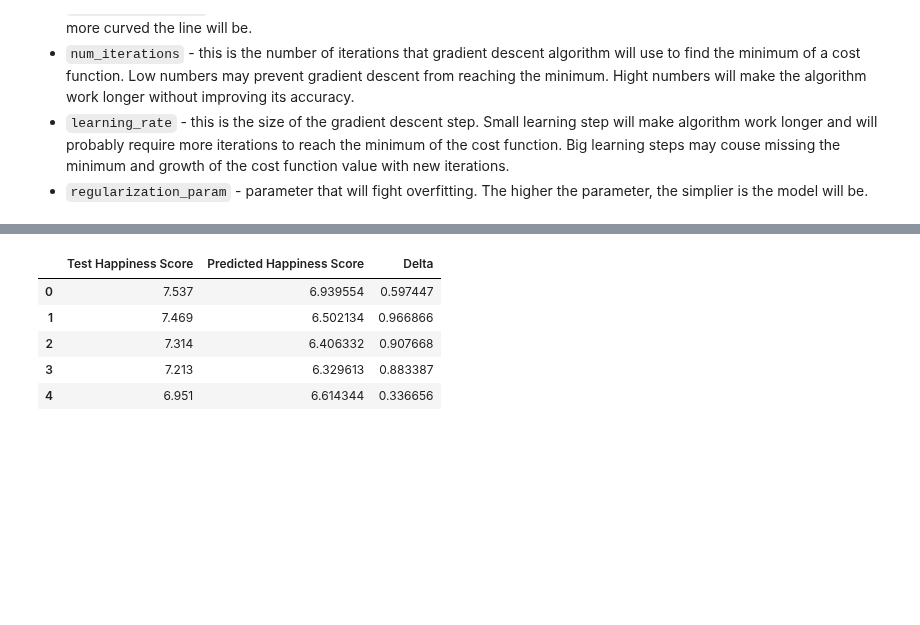
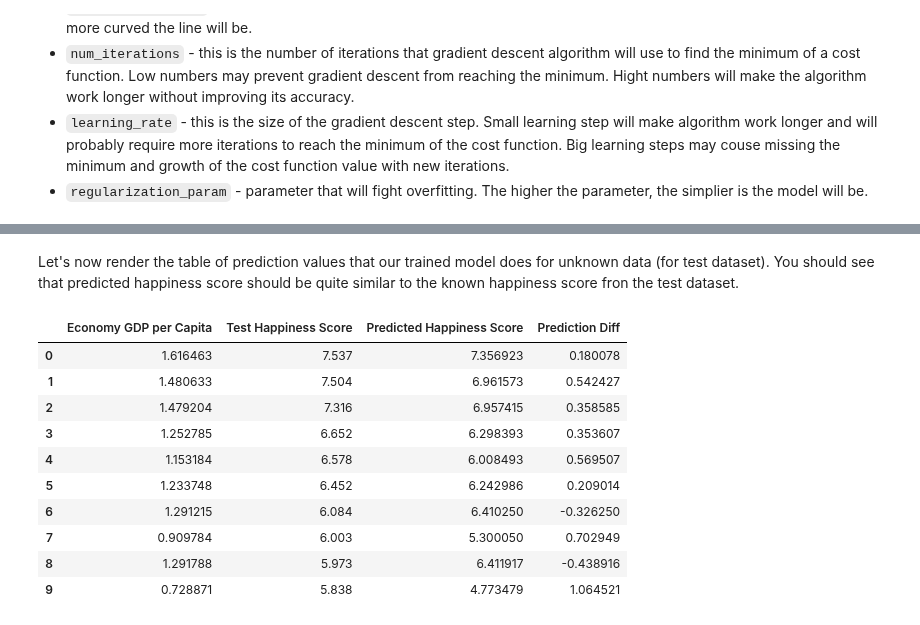
Before and after one commit to trekhleb/homemade-machine-learning, a Jupyter notebook: src/linear_regression/univariate_linear_regression_demo.ipynb, the cells around one changed output, grey strips where cells are left out. Saved outputs shown, nothing was run; the diff lists cells and outputs as text; code cells hidden in the pictures; blank space fills up the shorter version.

```diff
--- a/src/linear_regression/univariate_linear_regression_demo.ipynb
+++ b/src/linear_regression/univariate_linear_regression_demo.ipynb
@@ -158,17 +183,25 @@ Test cost: 202.95
+# %% [markdown]
+Let's now render the table of prediction values that our trained model does for unknown data (for test dataset). You should see that predicted happiness score should be quite similar to the known happiness score fron the test dataset.
 # %%
 test_predictions = linear_regression.predict(x_test)
 
 test_predictions_table = pd.DataFrame({
+    'Economy GDP per Capita': x_test.flatten(),
     'Test Happiness Score': y_test.flatten(),
     'Predicted Happiness Score': test_predictions.flatten(),
-    'Delta': (y_test - test_predictions).flatten()
+    'Prediction Diff': (y_test - test_predictions).flatten()
 })
 
-test_predictions_table.head()
+test_predictions_table.head(10)
 # %% [output]
-|  | Test Happiness Score | Predicted Happiness Score | Delta |
-| 0 | 7.537 | 6.939554 | 0.597447 |
-| 1 | 7.469 | 6.502134 | 0.966866 |
-| 2 | 7.314 | 6.406332 | 0.907668 |
-| 3 | 7.213 | 6.329613 | 0.883387 |
-| 4 | 6.951 | 6.614344 | 0.336656 |
+|  | Economy GDP per Capita | Test Happiness Score | Predicted Happiness Score | Prediction Diff |
+| 0 | 1.616463 | 7.537 | 7.356923 | 0.180078 |
+| 1 | 1.480633 | 7.504 | 6.961573 | 0.542427 |
+| 2 | 1.479204 | 7.316 | 6.957415 | 0.358585 |
+| 3 | 1.252785 | 6.652 | 6.298393 | 0.353607 |
+| 4 | 1.153184 | 6.578 | 6.008493 | 0.569507 |
+| 5 | 1.233748 | 6.452 | 6.242986 | 0.209014 |
+| 6 | 1.291215 | 6.084 | 6.410250 | -0.326250 |
+| 7 | 0.909784 | 6.003 | 5.300050 | 0.702949 |
+| 8 | 1.291788 | 5.973 | 6.411917 | -0.438916 |
+| 9 | 0.728871 | 5.838 | 4.773479 | 1.064521 |
```
Also changed, not shown: parts of 13 cells of this notebook, 1 other file.
